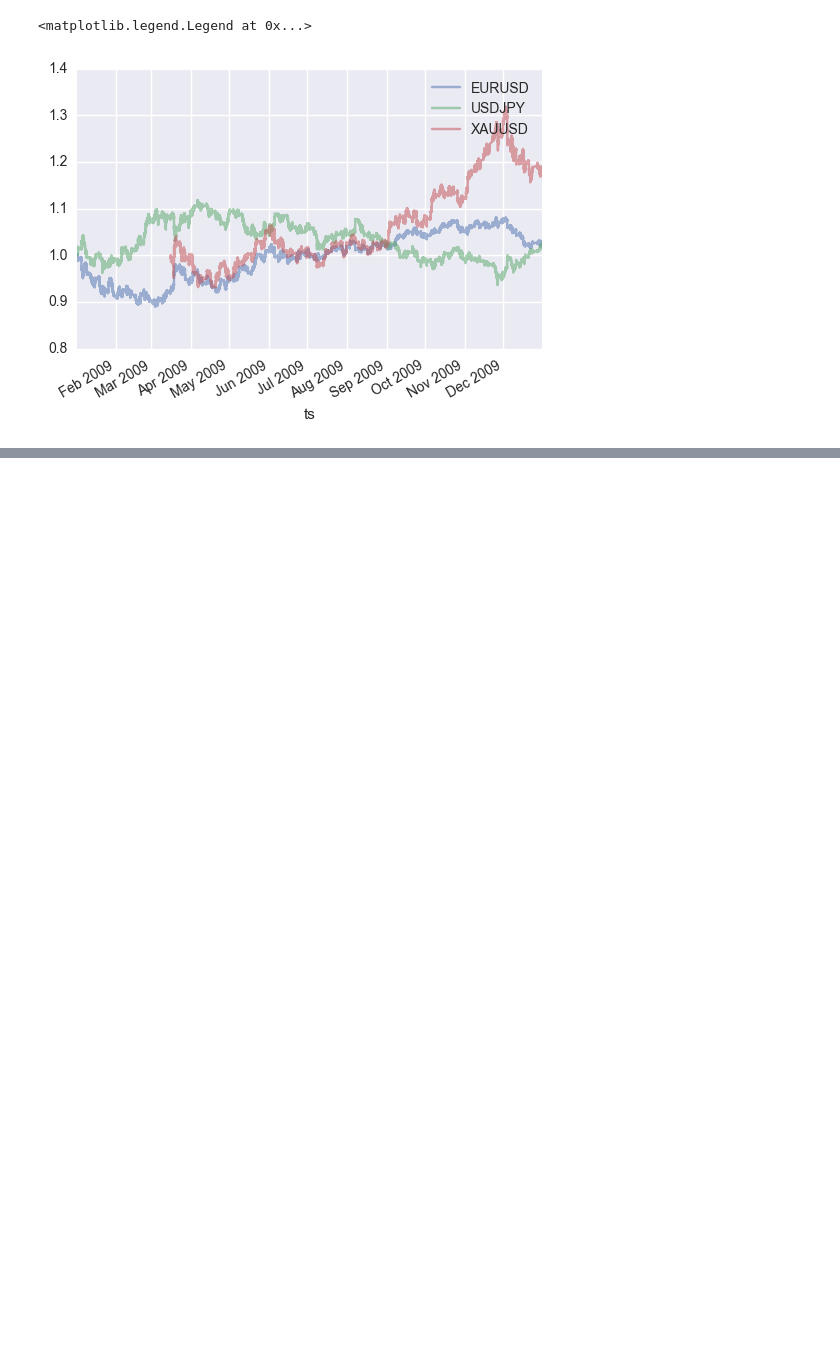
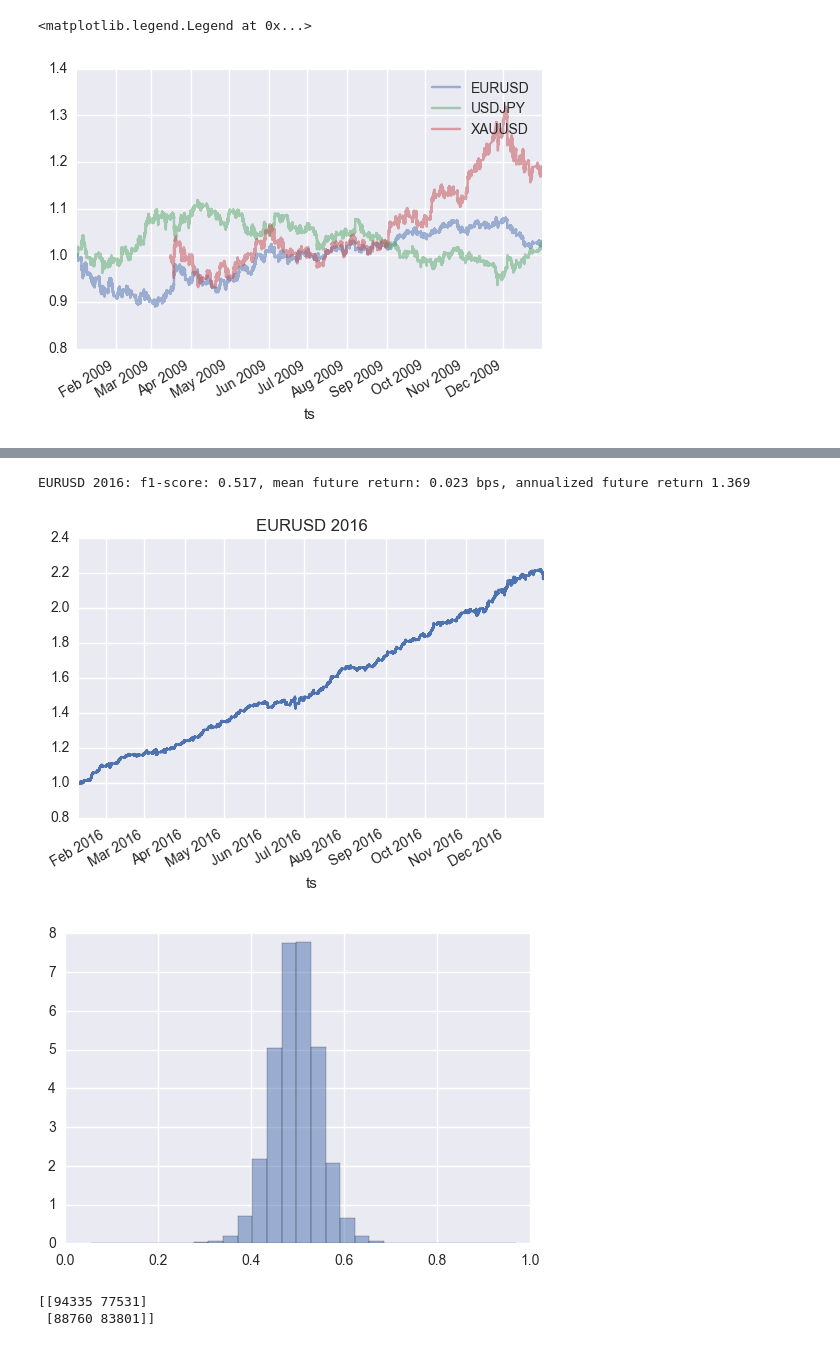
Before and after one commit to andrewwilson/mlnd_capstone, a Jupyter notebook: PrepareExtractsForReport.ipynb, the cells around one changed output, grey strips where cells are left out. Cells and saved outputs as stored; diff of their text form; code cells hidden in the pictures; blank space fills up the shorter version.

Commit message:
more report write-up. code doco.

```diff
--- a/PrepareExtractsForReport.ipynb
+++ b/PrepareExtractsForReport.ipynb
@@ -197,0 +226,9 @@ plt.legend()
+# %%
+# load test dataset
+lookahead=1
+dataset = 'DS3'
+window=25
+sym='EURUSD'
+year=2016
+title = sym + " " + str(year)
+X_test, Y_test, prices_test = datasets.load(datasets.filename(dataset, lookahead, window, sym, year))
@@ -197,0 +264,10 @@ plt.legend()
+# %%
+# Model performance report
+Y_test_pred = model.predict(X_test.as_matrix(), batch_size=1024)
+metrics.performance_report(title,  prices_test,  lookahead, Y_test, Y_test_pred, cum_return_plot=True, histogram=True, heatmap=True)
+# %% [output]
+EURUSD 2016: f1-score: 0.517, mean future return: 0.023 bps, annualized future return 1.369
+[figure, added]
+[figure, added]
+[[94335 77531]
+ [88760 83801]]
```
Also changed, not shown: parts of 11 cells of this notebook, 4 other files.
